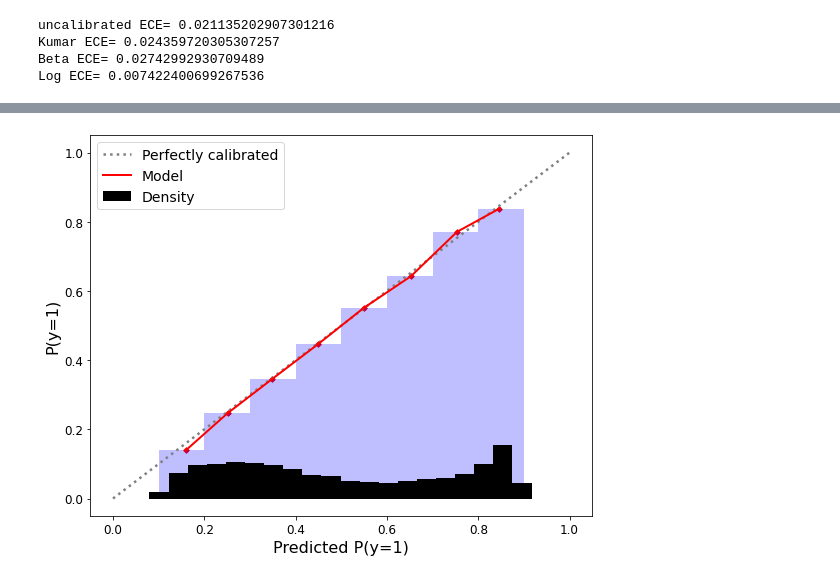
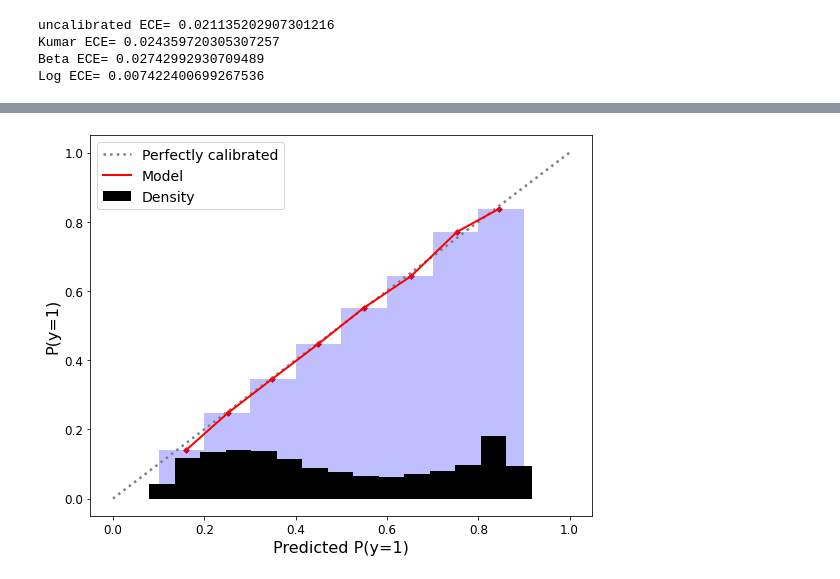
Before and after one commit to markellekelly/variable-wise-calibration, a Jupyter notebook: cardio_example.ipynb, the cells around one changed output, grey strips where cells are left out. Cells and saved outputs as stored; diff of their text form; code cells hidden in the pictures.

Commit message:
smoothed reliability diagrams

```diff
--- a/cardio_example.ipynb
+++ b/cardio_example.ipynb
@@ -46,21 +58,21 @@ x = [(b[i] +b[i+1])/2 for i in range(len(b)-1)]
 # %%
 f, ax1 = plt.subplots(1, 1, figsize=(9,7))
 ax1.plot([0, 1], [0, 1], ":", label="Perfectly calibrated", color='gray',linewidth=2.5)
 ax1.plot(s, y,color='red',linewidth=2, label="Model")
 ax1.scatter(s, y,color='red',marker="D",s=15)
 ax1.bar(x, y, width=0.1, color='blue', alpha=0.25)
 
-(counts, bins) = np.histogram(data, bins=20)
+(counts, bins) = np.histogram(data, bins=15)
 ax1.hist(bins[:-1], bins, weights=0.0001*counts, color='black', label="Density")
 
 ax1.set_ylabel("P(y=1)", fontsize=16)
 ax1.set_xlabel("Predicted P(y=1)", fontsize=16)
 ax1.set_ylim([-0.05, 1.05])
 ax1.legend(loc="upper left", prop={'size': 14})
 
 ax1.tick_params(axis='both', which='major', labelsize=12)
 ax1.tick_params(axis='both', which='minor', labelsize=12)
 
 plt.show()
 # %% [output]
-[figure, old version]
+[figure, new version]
```
Also changed, not shown: parts of 4 cells of this notebook, 1 other file.
